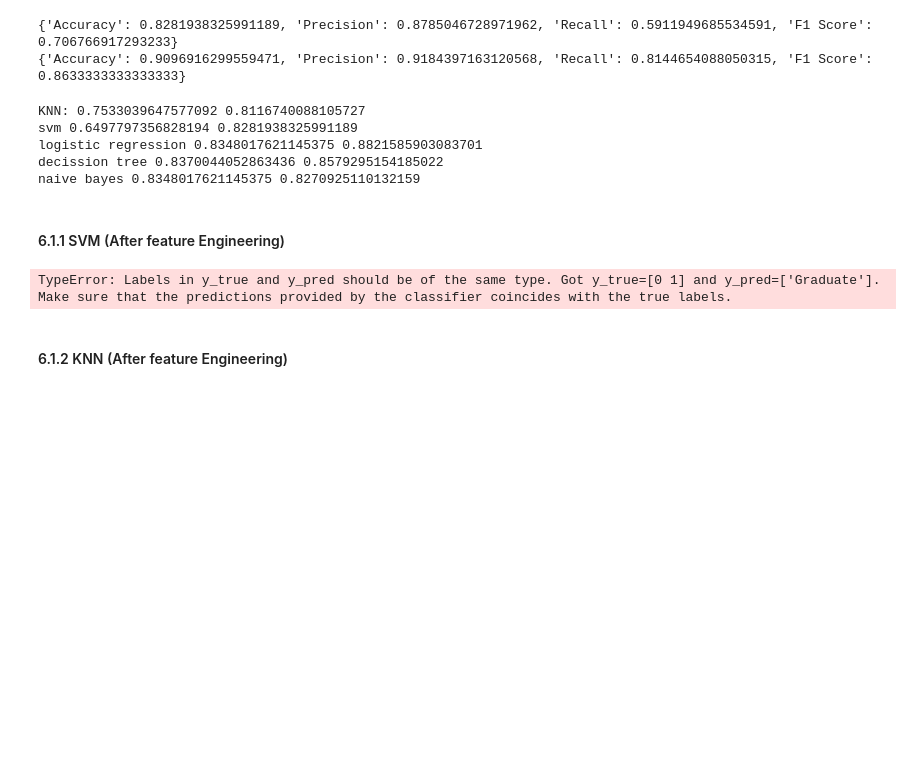
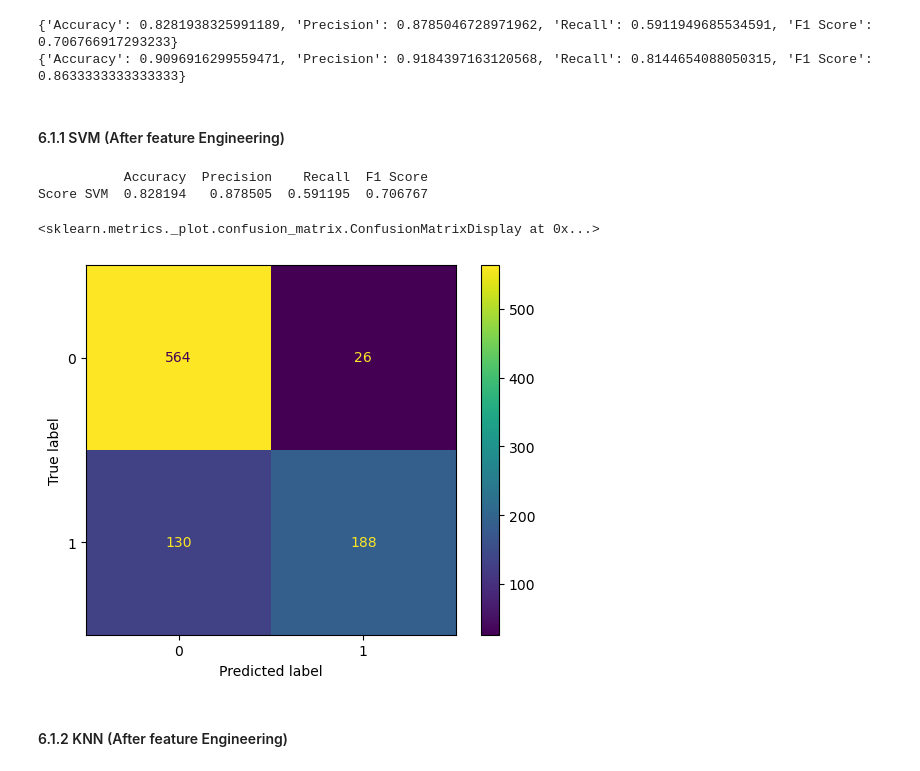
Before and after one commit to toschka123/Student_Dropout, a Jupyter notebook: ML_Project.ipynb, the cells around one changed output. Drawn from its saved outputs; the diff is of its cells as text; code cells hidden in the pictures; blank space fills up the shorter version.

```diff
--- a/ML_Project.ipynb
+++ b/ML_Project.ipynb
@@ -1355,39 +1367,30 @@ print(get_model_scores(y_test, grid_predictions))
 # %% [output]
 {'Accuracy': 0.8281938325991189, 'Precision': 0.8785046728971962, 'Recall': 0.5911949685534591, 'F1 Score': 0.706766917293233}
 {'Accuracy': 0.9096916299559471, 'Precision': 0.9184397163120568, 'Recall': 0.8144654088050315, 'F1 Score': 0.8633333333333333}
-# %%
-print("KNN:", acc_knn_before, acc_knn_after)
-print("svm",acc_svm_before, acc_svm_after)
-print("logistic regression", acc_lr_before, acc_lr_after)
-print("decission tree", acc_dt_before, acc_dt_after)
-print('naive bayes', acc_nb_before, acc_nb_after)
-# %% [output]
-KNN: 0.7533039647577092 0.8116740088105727
-svm 0.6497797356828194 0.8281938325991189
-logistic regression 0.8348017621145375 0.8821585903083701
-decission tree 0.8370044052863436 0.8579295154185022
-naive bayes 0.8348017621145375 0.8270925110132159
 # %% [markdown]
 #### 6.1.1 SVM (After feature Engineering)
 # %%
 ##table of different evaluation metrics
 metrics_svm = {
     "Accuracy": accuracy_score(y_test,y_pred_svm_af),
     "Precision": precision_score(y_test, y_pred_svm_af),
-    "Recall": recall_score(y_test, y_pred_svm),
+    "Recall": recall_score(y_test, y_pred_svm_af),
     "F1 Score": f1_score(y_test, y_pred_svm_af),
     #"ROC AUC": roc_auc_score(X_test, x_pred_svm)
 }
 
 metrics_df_svm = pd.DataFrame(metrics_svm, index=["Score SVM"])
 print(metrics_df_svm)
 
 #CONSUFION MATRIX
 cm_svm = confusion_matrix(y_test,y_pred_svm_af)
 disp = ConfusionMatrixDisplay(confusion_matrix=cm_svm)
 disp.plot()
 # %% [output]
-TypeError: Labels in y_true and y_pred should be of the same type. Got y_true=[0 1] and y_pred=['Graduate']. Make sure that the predictions provided by the classifier coincides with the true labels.
+           Accuracy  Precision    Recall  F1 Score
+Score SVM  0.828194   0.878505  0.591195  0.706767
+<sklearn.metrics._plot.confusion_matrix.ConfusionMatrixDisplay at 0x...>
+[figure, added]
 # %% [markdown]
 #### 6.1.2 KNN (After feature Engineering)
 # %%
```
Also changed, not shown: parts of 4 cells of this notebook.
